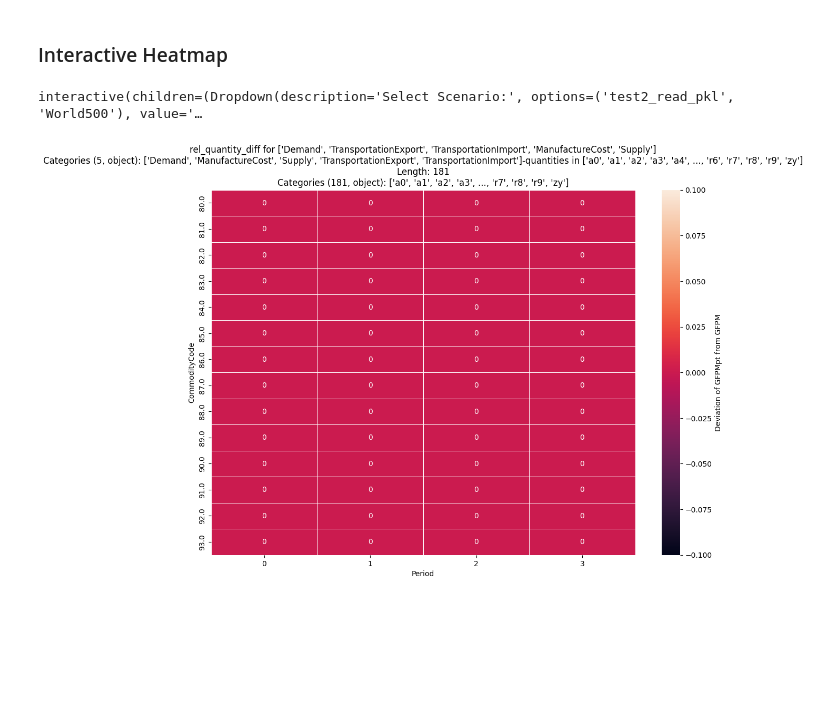
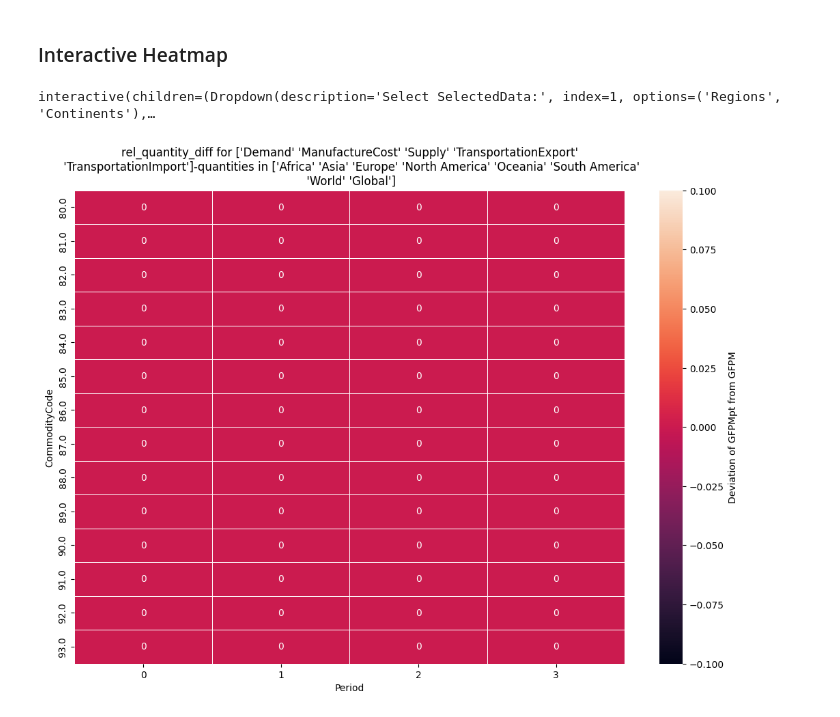
Before and after one commit to TI-Forest-Sector-Modelling/TiMBA_Charts, a Jupyter notebook: analyse.ipynb, the cells around one changed output. Drawn from its saved outputs; the diff is of its cells as text; code cells hidden in the pictures; blank space fills up the shorter version.

Commit message:
dynamic_heatmap_continent

```diff
--- a/analyse.ipynb
+++ b/analyse.ipynb
@@ -177,14 +177,15 @@ display(widgets.HBox([output_plot, output_table]))
 # %%
 data_selection = data['data_periods']
 
-heatmap_dropdown_instance = HeatmapDropDown(data=data_selection)
-heatmap_dropdown_instance.update_heatmap_data(reference_data=heatmap_dropdown_instance.reference_data_dropdown.value,
+heatmap_dropdown_instance = HeatmapDropDown(data=data)
+heatmap_dropdown_instance.update_heatmap_data(selected_data=heatmap_dropdown_instance.selected_data_dropdown.value,
+                                              reference_data=heatmap_dropdown_instance.reference_data_dropdown.value,
                                               validation_data=heatmap_dropdown_instance.validation_data_dropdown.value,
                                               comparator=heatmap_dropdown_instance.comparator_dropdown.value,
-                                              region=heatmap_dropdown_instance.regioncode_dropdown.value,
-                                              commodity=heatmap_dropdown_instance.regioncode_dropdown.value,
+                                              spatial_aggregation=heatmap_dropdown_instance.spatialagg_dropdown.value,
+                                              commodity=heatmap_dropdown_instance.commodity_code_dropdown.value,
                                               domain=heatmap_dropdown_instance.domain_dropdown.value
                                               )
 # %% [output]
-interactive(children=(Dropdown(description='Select Scenario:', options=('test2_read_pkl', 'World500'), value='…
+interactive(children=(Dropdown(description='Select SelectedData:', index=1, options=('Regions', 'Continents'),…
-[figure, old version]
+[figure, new version]
```
Also changed, not shown: 1 other file.
